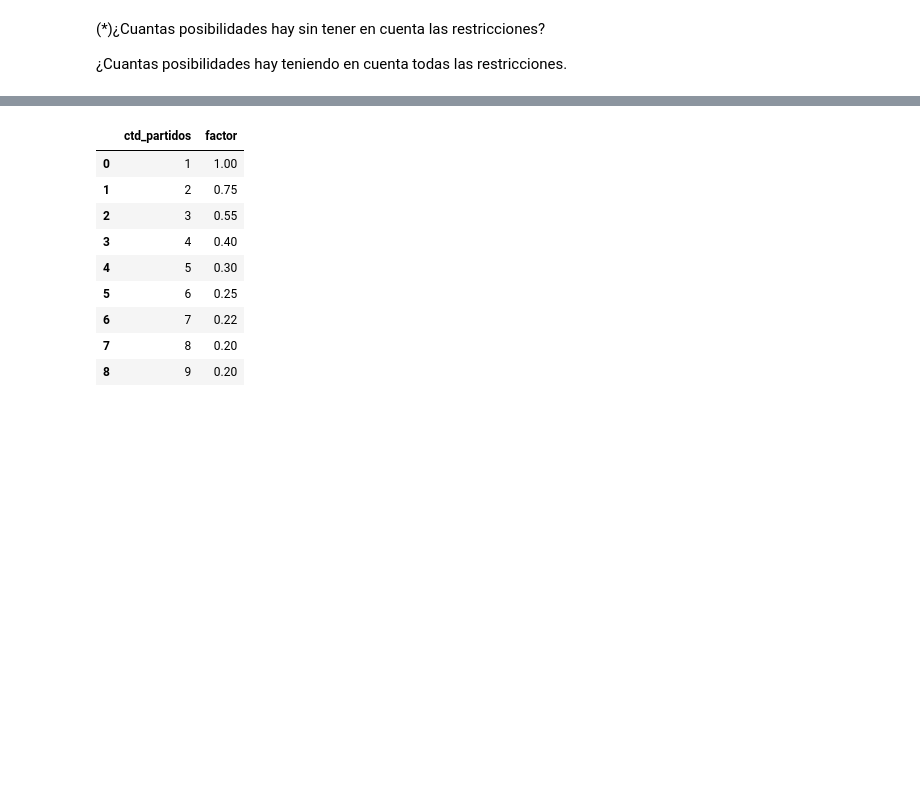
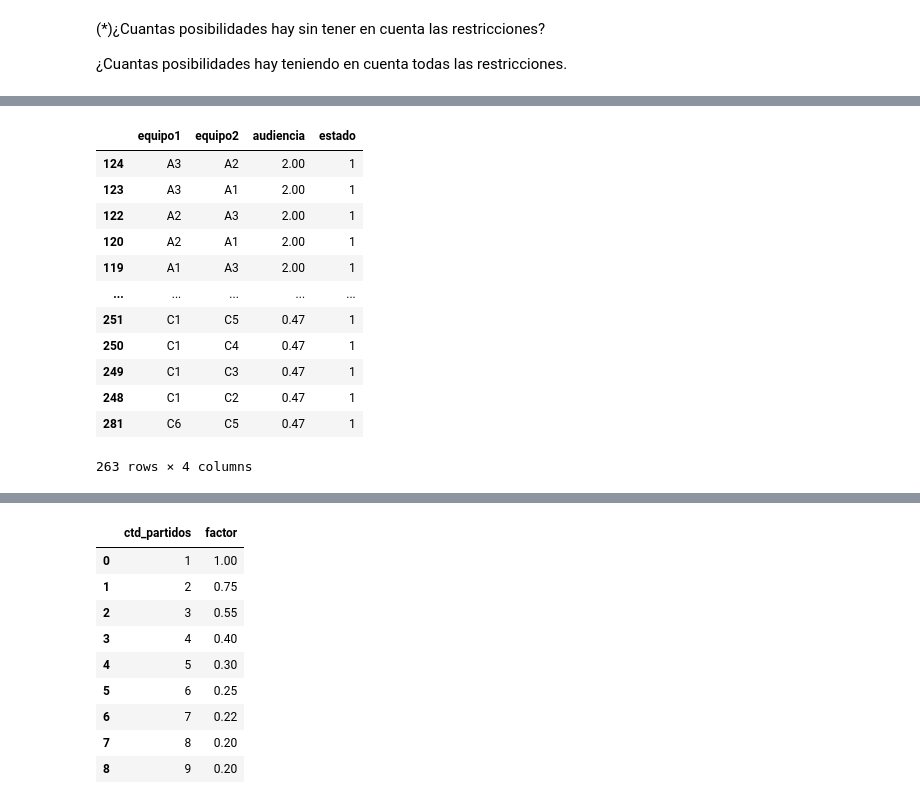
Before and after one commit to jcanevello/AlgoritmosOptimizacion, a Jupyter notebook: Seminario_Algoritmos_Jean_Canevello_Salazar.ipynb, the cells around one changed output, grey strips where cells are left out. Cells and saved outputs as stored; diff of their text form; code cells hidden in the pictures; blank space fills up the shorter version.

```diff
--- a/Seminario_Algoritmos_Jean_Canevello_Salazar.ipynb
+++ b/Seminario_Algoritmos_Jean_Canevello_Salazar.ipynb
@@ -277,0 +364,16 @@ Para el problema elejido se han utilizado 4 estructuras de datos, para los parti
+# %%
+df_partidos
+# %% [output]
+|  | equipo1 | equipo2 | audiencia | estado |
+| 124 | A3 | A2 | 2.00 | 1 |
+| 123 | A3 | A1 | 2.00 | 1 |
+| 122 | A2 | A3 | 2.00 | 1 |
+| 120 | A2 | A1 | 2.00 | 1 |
+| 119 | A1 | A3 | 2.00 | 1 |
+| ... | ... | ... | ... | ... |
+| 251 | C1 | C5 | 0.47 | 1 |
+| 250 | C1 | C4 | 0.47 | 1 |
+| 249 | C1 | C3 | 0.47 | 1 |
+| 248 | C1 | C2 | 0.47 | 1 |
+| 281 | C6 | C5 | 0.47 | 1 |
+263 rows × 4 columns
```
Also changed, not shown: parts of 27 cells of this notebook.
